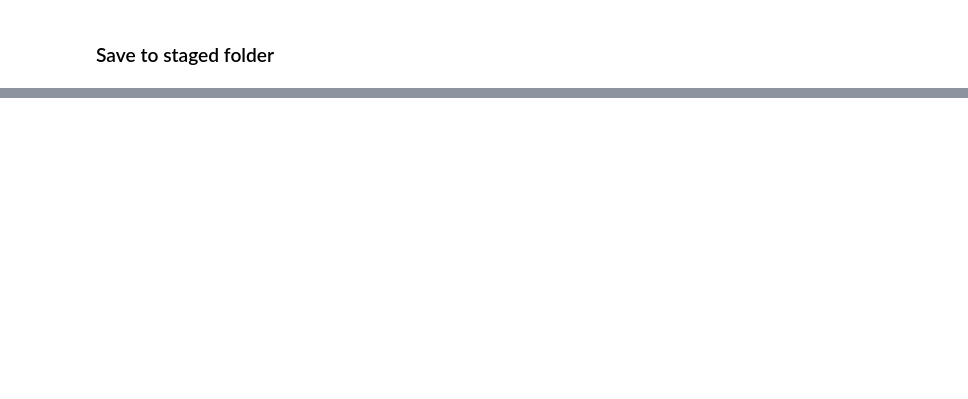
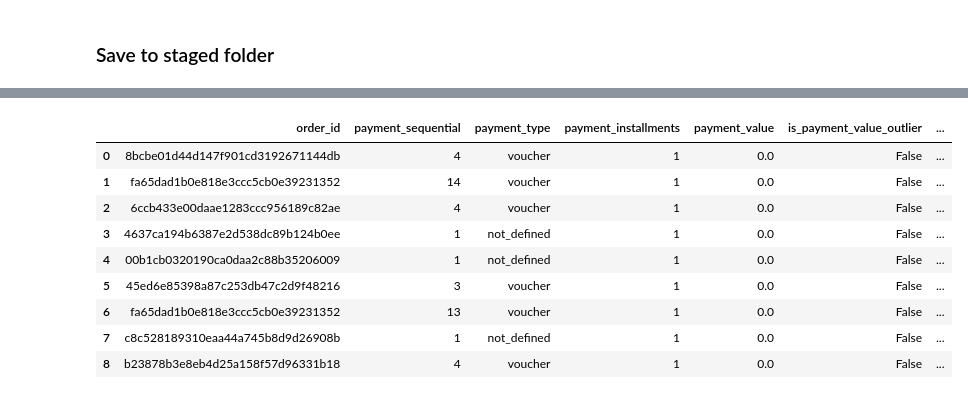
Before and after one commit to naufal225/Brazilian-E-Commerce-Public-Dataset-Cleaning, a Jupyter notebook: cleaning.ipynb, the cells around one changed output, grey strips where cells are left out. Drawn from its saved outputs; the diff is of its cells as text; code cells hidden in the pictures; blank space fills up the shorter version.

Commit message:
finished day 5: iqr and outlier

```diff
--- a/cleaning.ipynb
+++ b/cleaning.ipynb
@@ -592,0 +812,13 @@ staged/reviews_20260701_064537.csv berhasil disimpan
+# %%
+df_order_payments[df_order_payments['payment_value'] <= 0].merge(df_orders, on='order_id')
+# %% [output]
+|  | order_id | payment_sequential | payment_type | payment_installments | payment_value | is_payment_value_outlier | ... |
+| 0 | 8bcbe01d44d147f901cd3192671144db | 4 | voucher | 1 | 0.0 | False | ... |
+| 1 | fa65dad1b0e818e3ccc5cb0e39231352 | 14 | voucher | 1 | 0.0 | False | ... |
+| 2 | 6ccb433e00daae1283ccc956189c82ae | 4 | voucher | 1 | 0.0 | False | ... |
+| 3 | 4637ca194b6387e2d538dc89b124b0ee | 1 | not_defined | 1 | 0.0 | False | ... |
+| 4 | 00b1cb0320190ca0daa2c88b35206009 | 1 | not_defined | 1 | 0.0 | False | ... |
+| 5 | 45ed6e85398a87c253db47c2d9f48216 | 3 | voucher | 1 | 0.0 | False | ... |
+| 6 | fa65dad1b0e818e3ccc5cb0e39231352 | 13 | voucher | 1 | 0.0 | False | ... |
+| 7 | c8c528189310eaa44a745b8d9d26908b | 1 | not_defined | 1 | 0.0 | False | ... |
+| 8 | b23878b3e8eb4d25a158f57d96331b18 | 4 | voucher | 1 | 0.0 | False | ... |
```
Also changed, not shown: parts of 14 cells of this notebook, 1 other file.
